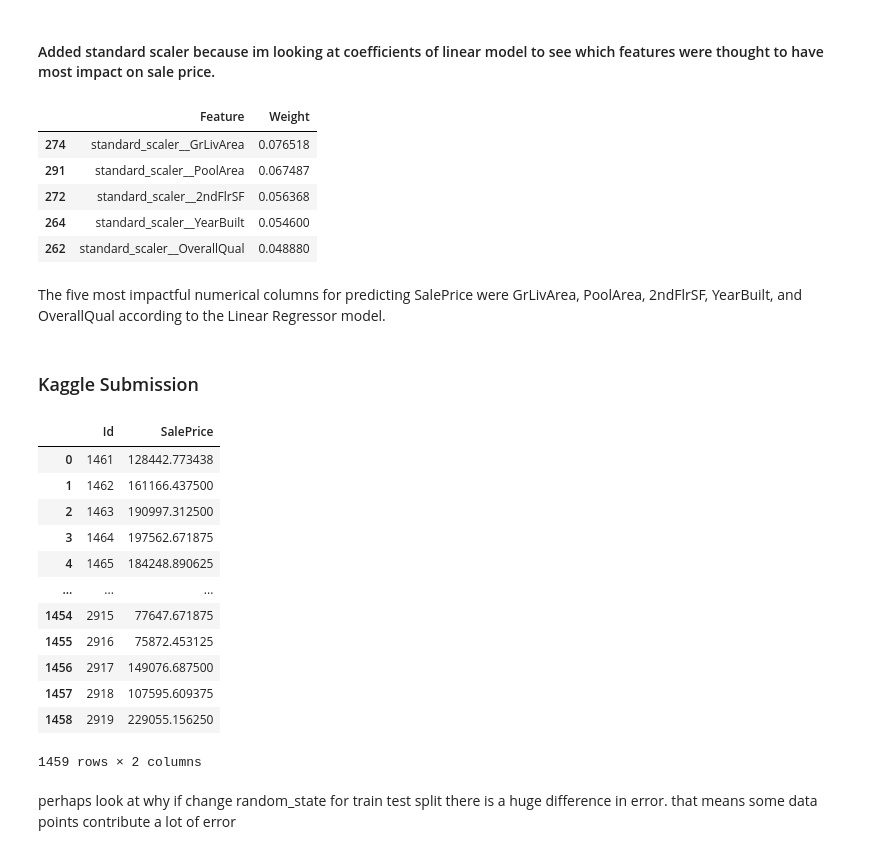
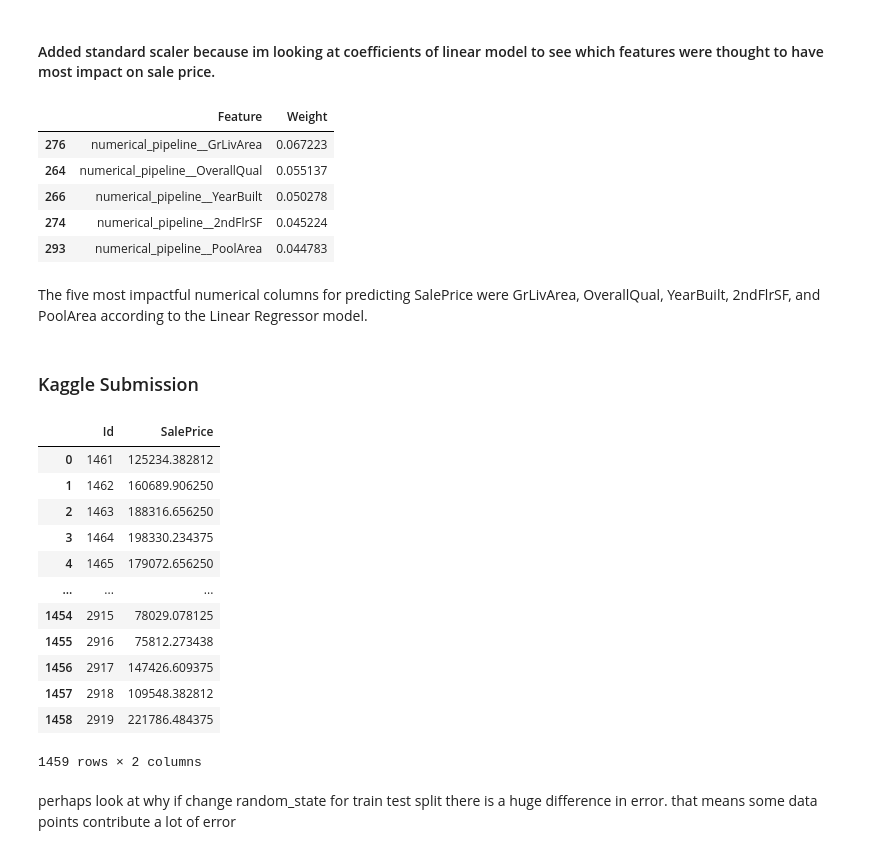
Before and after one commit to samuelchu90/house_prices, a Jupyter notebook: house_prices_feature_eng3.ipynb, the cells around one changed output. Cells and saved outputs as stored; diff of their text form; code cells hidden in the pictures.

```diff
--- a/house_prices_feature_eng3.ipynb
+++ b/house_prices_feature_eng3.ipynb
@@ -496,13 +495,6 @@ Doesn't reduce error
 TotalBsmtSF + 1stFlrSF + 2ndFlrSF
 
 Maybe add WoodDeckSF, OpenPorchSF, EnclosedPorch, 3SsnPorch, ScreenPorch, PoolArea, GarageArea
-# %%
-X['InsideTotalSqFt'] = X['TotalBsmtSF'] + X['1stFlrSF'] + X['2ndFlrSF']
-
-
-X['InsideTotalSqFt'] = X['TotalBsmtSF'] + X['1stFlrSF'] + X['2ndFlrSF'] + \
-X['WoodDeckSF'] + X['OpenPorchSF'] + X['EnclosedPorch'] + X['3SsnPorch'] + \
-X['ScreenPorch'] + X['PoolArea'] + X['GarageArea']
 # %%
 #possibly add YrSold to this too
 def inside_sq_ft(df):
@@ -897,12 +889,17 @@ cat_impute_ohe_pipeline = Pipeline([
     ('ohe', OneHotEncoder(handle_unknown='ignore', sparse_output=False))
 ])
 
+#without imputing medians standard scaler will be sending data to final df containing null values
+numerical_pipeline = Pipeline([
+    ('impute_median', median_imputer),
+    ('standard_scaler', StandardScaler())
+])
+
 #Consolidate previous and current ColumnTransformer into one, add OHE.
 preprocessor = ColumnTransformer(transformers=[
     ('cat_impute_ohe', cat_impute_ohe_pipeline, na_cat_columns), #for cat columns that need imputation and OHE
-    ('cat_ohe', OneHotEncoder(handle_unknown='ignore', sparse_output=False), cat_ohe_columns), #cat columns that ony need OHE
-    ('standard_scaler', StandardScaler(), numerical_cols),
-    ('impute_median', median_imputer, median_columns),
+    ('cat_ohe', OneHotEncoder(handle_unknown='ignore', sparse_output=False), cat_ohe_columns), #cat columns that only need OHE
+    ('numerical_pipeline', numerical_pipeline, numerical_cols),
     ('impute_0', impute_0, ["MasVnrArea"])
 ], remainder='passthrough')
 
@@ -915,40 +912,40 @@ pipeline = Pipeline([
 
 model = TransformedTargetRegressor(
     regressor=pipeline,
     func=np.log1p,
     inverse_func=np.expm1
 )
 
 model.fit(X_train, y_train)
 fitted_pipeline = model.regressor_
 lr_step = fitted_pipeline.named_steps['regressor']
 coefficients = lr_step.coef_
 preprocessor_step = fitted_pipeline.named_steps['preprocessor']
 feature_names = preprocessor_step.get_feature_names_out()
 
 importance_df = pd.DataFrame({
     'Feature': feature_names,
     'Weight': np.abs(coefficients)
 }).sort_values(by='Weight', ascending=False)
 
 indices_to_keep = []
 
 for i in range(len(importance_df)):
     if 'ohe' not in importance_df.iloc[i]['Feature'] and 'remainder' not in importance_df.iloc[i]['Feature']:
         indices_to_keep.append(i)
 
 numerical_importance_df = importance_df.iloc[indices_to_keep].copy()
 numerical_importance_df = numerical_importance_df.sort_values(by = 'Weight', ascending = False)
 numerical_importance_df.head()
 # %% [output]
 |  | Feature | Weight |
-| 274 | standard_scaler__GrLivArea | 0.076518 |
-| 291 | standard_scaler__PoolArea | 0.067487 |
-| 272 | standard_scaler__2ndFlrSF | 0.056368 |
-| 264 | standard_scaler__YearBuilt | 0.054600 |
-| 262 | standard_scaler__OverallQual | 0.048880 |
+| 276 | numerical_pipeline__GrLivArea | 0.067223 |
+| 264 | numerical_pipeline__OverallQual | 0.055137 |
+| 266 | numerical_pipeline__YearBuilt | 0.050278 |
+| 274 | numerical_pipeline__2ndFlrSF | 0.045224 |
+| 293 | numerical_pipeline__PoolArea | 0.044783 |
 # %% [markdown]
-The five most impactful numerical columns for predicting SalePrice were GrLivArea, PoolArea, 2ndFlrSF, YearBuilt, and OverallQual according to the Linear Regressor model.
+The five most impactful numerical columns for predicting SalePrice were GrLivArea, OverallQual, YearBuilt, 2ndFlrSF, and PoolArea according to the Linear Regressor model.
 # %% [markdown]
 ### Kaggle Submission
 # %%
@@ -963,17 +960,17 @@ submission = pd.DataFrame({
 submission
 # %% [output]
 |  | Id | SalePrice |
-| 0 | 1461 | 128442.773438 |
-| 1 | 1462 | 161166.437500 |
-| 2 | 1463 | 190997.312500 |
-| 3 | 1464 | 197562.671875 |
-| 4 | 1465 | 184248.890625 |
+| 0 | 1461 | 125234.382812 |
+| 1 | 1462 | 160689.906250 |
+| 2 | 1463 | 188316.656250 |
+| 3 | 1464 | 198330.234375 |
+| 4 | 1465 | 179072.656250 |
 | ... | ... | ... |
-| 1454 | 2915 | 77647.671875 |
-| 1455 | 2916 | 75872.453125 |
-| 1456 | 2917 | 149076.687500 |
-| 1457 | 2918 | 107595.609375 |
-| 1458 | 2919 | 229055.156250 |
+| 1454 | 2915 | 78029.078125 |
+| 1455 | 2916 | 75812.273438 |
+| 1456 | 2917 | 147426.609375 |
+| 1457 | 2918 | 109548.382812 |
+| 1458 | 2919 | 221786.484375 |
 1459 rows × 2 columns
 # %%
 submission.to_csv('submission.csv', index=False)
```
Also changed, not shown: parts of 22 cells of this notebook.
